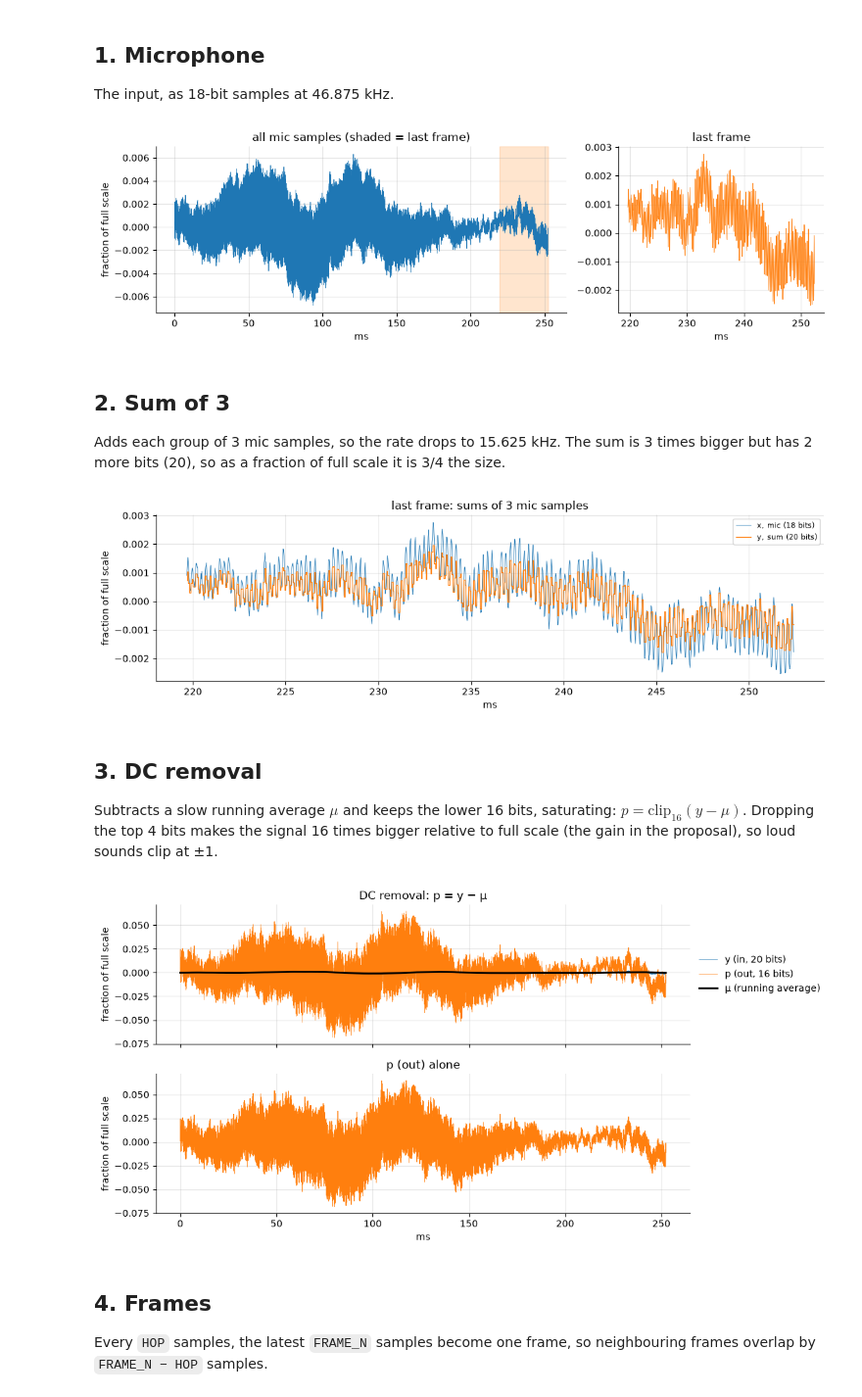
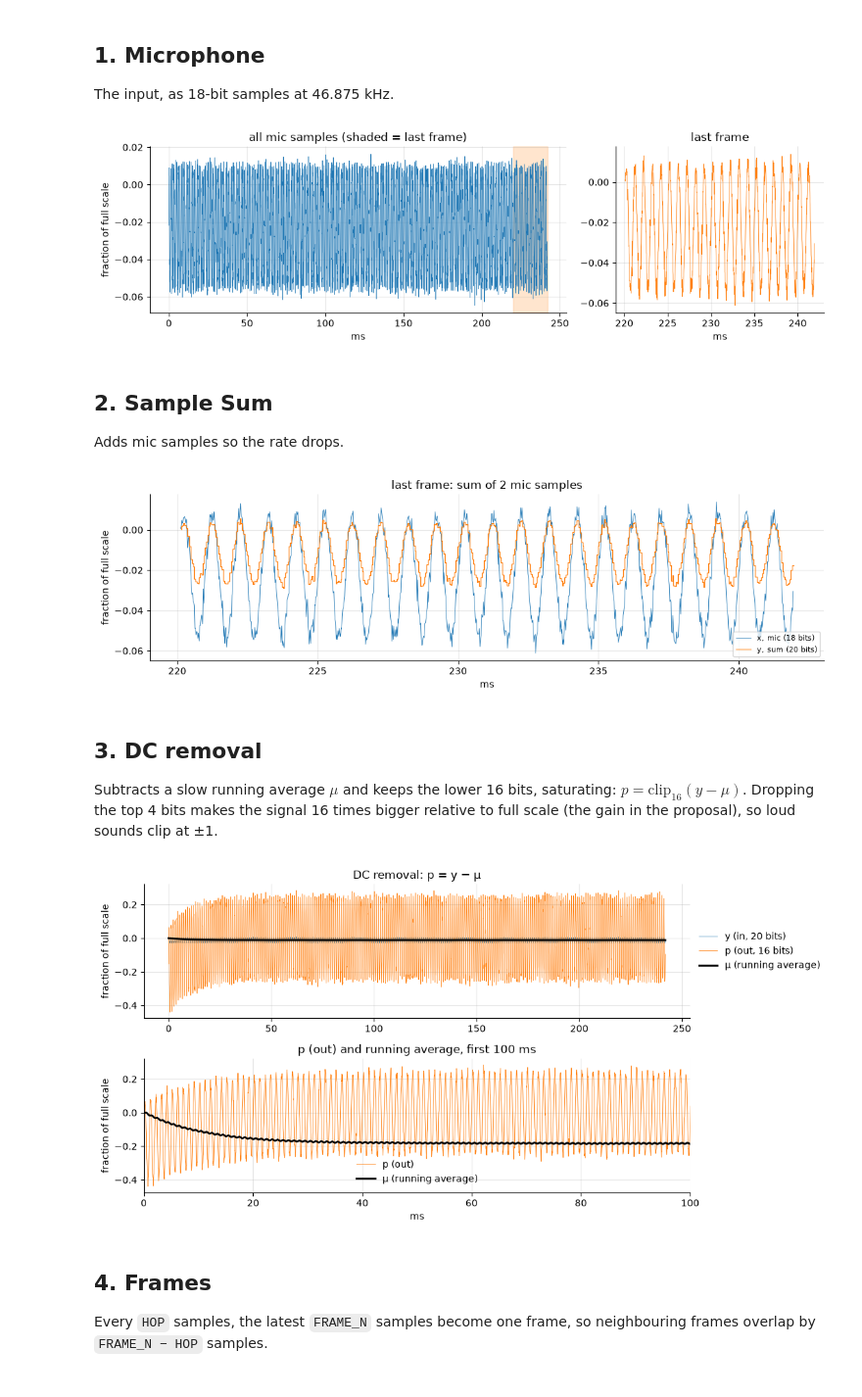
Before and after one commit to GabeAlencar/AVIPEe155, a Jupyter notebook: avipe_model/avipe_chain.ipynb, the cells around one changed output. Shown at 98% size. Saved outputs shown, nothing was run; the diff lists cells and outputs as text; code cells hidden in the pictures.

```diff
--- a/avipe_model/avipe_chain.ipynb
+++ b/avipe_model/avipe_chain.ipynb
@@ -8,21 +8,22 @@ mic → sum of 3 → DC removal → Ring Buffer → FFT → Hamming window and m
 ## Inputs
 # %%
 # ---- input ----
-SOURCE      = 'mic'        # 'tone', 'chirp', 'wav', or 'mic' (mic also runs the live display at the end)
+SOURCE      = 'wav'        # 'tone', 'chirp', 'wav', or 'mic' (mic also runs the live display at the end)
 TONE_HZ     = 1000          # tone frequency, Hz
 AMPLITUDE   = 4000          # tone, chirp and wav peak, in mic LSBs
 DC_OFFSET   = -3000         # mic DC offset, in mic LSBs
-NOISE_LSB   = 40            # rms white noise, in mic LSBs
+NOISE_LSB   = 400           # rms white noise, in mic LSBs
 CHIRP_F0, CHIRP_F1 = 1000, 2000
 WAV_PATH    = 'input.wav'
 MIC_DEVICE  = None          # None = system default
 MIC_GAIN    = 1 / 16        # scales the mic down
 LIVE_SECONDS = 10
+WINDOW_TYPE = 'hamming'     # 'hanning', 'hamming', or 'none'
 
 # ---- design ----
 MIC_RATE      = 46_875      # Hz: BCLK 3 MHz / 64
-MIC_BITS      = 8
-SUM_N         = 3           # samples added per output sample
+MIC_BITS      = 18
+SUM_N         = 2           # samples added per output sample
 AVERAGE_SHIFT = 8           # DC removal: running average weight 2^-AVERAGE_SHIFT
 FRAME_N       = 512         # FFT points
 HOP_MS        = 20          # a new FFT every HOP_MS
@@ -99,39 +100,41 @@ ax[1].plot(t_mic[last], x[last] / MIC_FS, lw=0.6, color='C1')
 ax[1].set(title='last frame', xlabel='ms')
 plt.tight_layout(); plt.show()
 # %% [output]
-[figure, old version]
+[figure, new version]
 # %% [markdown]
-## 2. Sum of 3
-Adds each group of 3 mic samples, so the rate drops to 15.625 kHz. The sum is 3 times bigger but has 2 more bits (20), so as a fraction of full scale it is 3/4 the size.
+## 2. Sample Sum
+Adds mic samples so the rate drops.
 # %%
 y = x.reshape(-1, SUM_N).sum(axis=1)
 
 fig, ax = plt.subplots()
 ax.plot(t_mic[last], x[last] / MIC_FS, lw=0.6, label='x, mic (18 bits)')
 ax.step(t_mic[last][SUM_N - 1::SUM_N], y[-FRAME_N:] / SUM_FS, where='pre', lw=0.9, color='C1', label='y, sum (20 bits)')
-ax.set(title='last frame: sums of 3 mic samples', xlabel='ms', ylabel='fraction of full scale'); ax.legend(fontsize=8)
+ax.set(title='last frame: sum of '+str(SUM_N)+' mic samples', xlabel='ms', ylabel='fraction of full scale'); ax.legend(fontsize=8)
 plt.tight_layout(); plt.show()
 # %% [output]
-[figure, old version]
+[figure, new version]
 # %% [markdown]
 ## 3. DC removal
 Subtracts a slow running average $\mu$ and keeps the lower 16 bits, saturating: $p = \mathrm{clip}_{16}(y - \mu)$. Dropping the top 4 bits makes the signal 16 times bigger relative to full scale (the gain in the proposal), so loud sounds clip at ±1.
 # %%
 a = 2.0 ** -AVERAGE_SHIFT
 mu = lfilter([0, a], [1, -(1 - a)], y)               # mu[n+1] = mu[n] + a (y[n] - mu[n])
 p = np.clip(y - mu, -PCM_FS, PCM_FS - 1)
 
 t = np.arange(len(y)) / FS * 1e3
-fig, ax = plt.subplots(2, 1, sharex=True, figsize=(11, 5.5))
+fig, ax = plt.subplots(2, 1, figsize=(11, 5.5))
 ax[0].plot(t, y / SUM_FS, lw=0.5, label='y (in, 20 bits)')
 ax[0].plot(t, p / PCM_FS, lw=0.5, label='p (out, 16 bits)')
 ax[0].plot(t, mu / SUM_FS, 'k', lw=2, label='μ (running average)')
 ax[0].set(title='DC removal: p = y − μ', ylabel='fraction of full scale'); ax[0].legend(loc='center left', bbox_to_anchor=(1, 0.5), frameon=False)
-ax[1].plot(t, p / PCM_FS, lw=0.6, color='C1')
-ax[1].set(title='p (out) alone', xlabel='ms', ylabel='fraction of full scale')
+ax[1].plot(t, p / PCM_FS, lw=0.6, color='C1', label='p (out)')
+ax[1].plot(t, mu / PCM_FS, 'k', lw=2, label='μ (running average)')
+ax[1].set(title='p (out) and running average, first 100 ms', xlabel='ms', ylabel='fraction of full scale', xlim=(0, 100))
+ax[1].legend(frameon=False)
 plt.tight_layout(); plt.show()
 # %% [output]
-[figure, old version]
+[figure, new version]
 # %% [markdown]
 ## 4. Frames
 Every `HOP` samples, the latest `FRAME_N` samples become one frame, so neighbouring frames overlap by `FRAME_N − HOP` samples.
```
Also changed, not shown: parts of 6 cells of this notebook.
